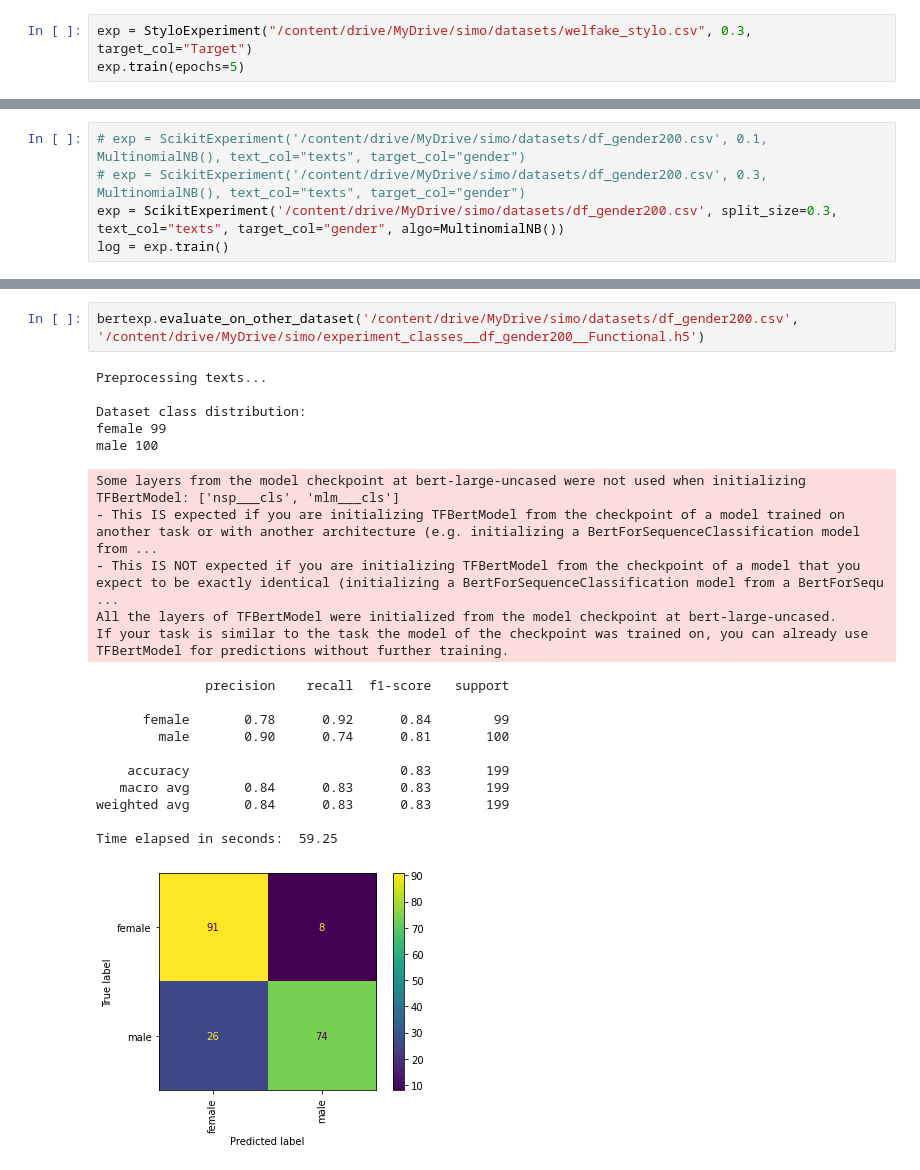
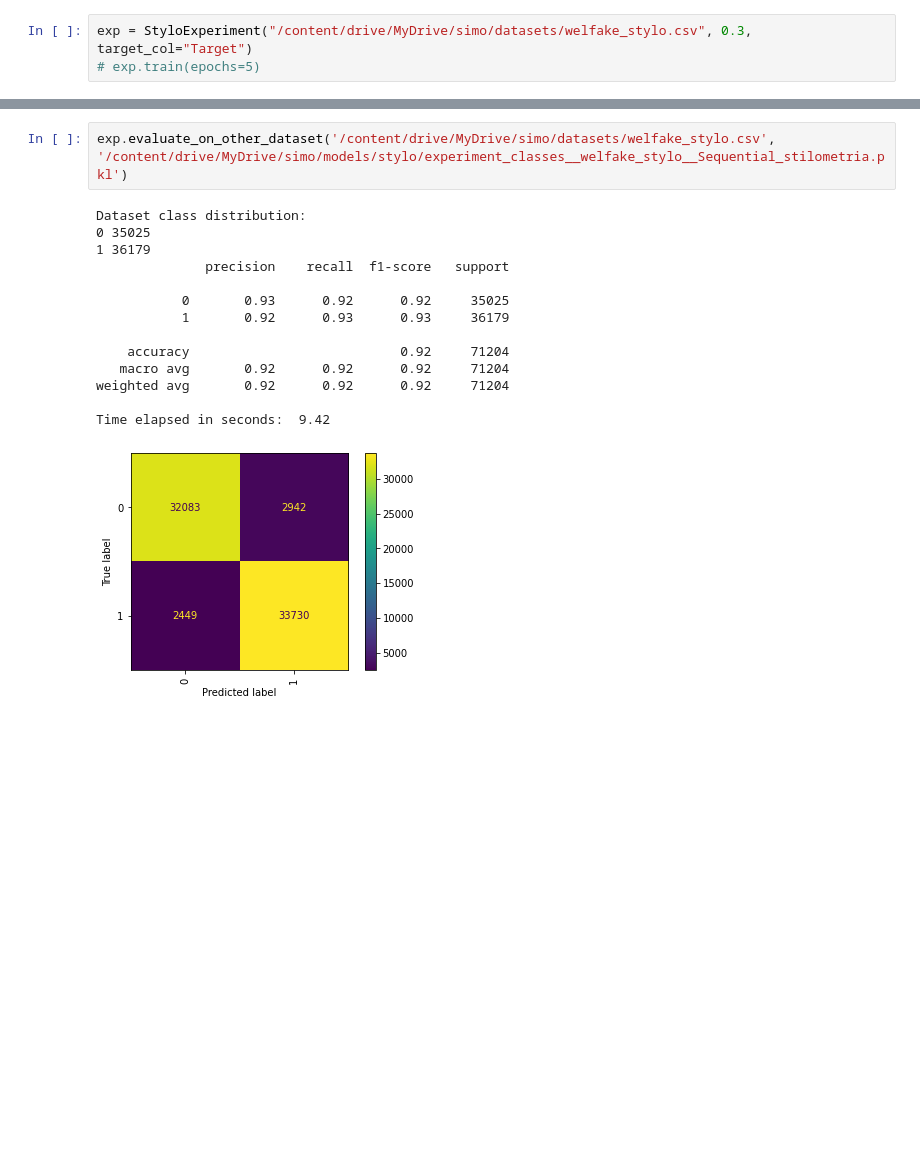
Before and after one commit to c0pper/stylometry, a Jupyter notebook: experiment_classes.ipynb, the cells around one changed output, grey strips where cells are left out. Saved outputs shown, nothing was run; the diff lists cells and outputs as text; blank space fills up the shorter version.

```diff
--- a/experiment_classes.ipynb
+++ b/experiment_classes.ipynb
@@ -495,3 +720,3 @@ class StyloExperiment(Experiment):
 # %%
 exp = StyloExperiment("/content/drive/MyDrive/simo/datasets/welfake_stylo.csv", 0.3, target_col="Target")
-exp.train(epochs=5)
+# exp.train(epochs=5)
@@ -517,5 +722,0 @@ Log saved to  /content/drive/MyDrive/simo//logs/stylo/experiment_classes__welfak
-# %%
-# exp = ScikitExperiment('/content/drive/MyDrive/simo/datasets/df_gender200.csv', 0.1, MultinomialNB(), text_col="texts", target_col="gender")
-# exp = ScikitExperiment('/content/drive/MyDrive/simo/datasets/df_gender200.csv', 0.3, MultinomialNB(), text_col="texts", target_col="gender")
-exp = ScikitExperiment('/content/drive/MyDrive/simo/datasets/df_gender200.csv', split_size=0.3, text_col="texts", target_col="gender", algo=MultinomialNB())
-log = exp.train()
@@ -584,24 +723,17 @@ Log saved to  /content/drive/MyDrive/simo/experiment_classes__df_gender200__Func
 # %%
-bertexp.evaluate_on_other_dataset('/content/drive/MyDrive/simo/datasets/df_gender200.csv', '/content/drive/MyDrive/simo/experiment_classes__df_gender200__Functional.h5')
+exp.evaluate_on_other_dataset('/content/drive/MyDrive/simo/datasets/welfake_stylo.csv', '/content/drive/MyDrive/simo/models/stylo/experiment_classes__welfake_stylo__Sequential_stilometria.pkl')
 # %% [output]
-Preprocessing texts...
+Dataset class distribution:
+0 35025
+1 36179
+              precision    recall  f1-score   support
 
-Dataset class distribution:
-female 99
-male 100
+           0       0.93      0.92      0.92     35025
+           1       0.92      0.93      0.93     36179
+
+    accuracy                           0.92     71204
+   macro avg       0.92      0.92      0.92     71204
+weighted avg       0.92      0.92      0.92     71204
+
+Time elapsed in seconds:  9.42
-Some layers from the model checkpoint at bert-large-uncased were not used when initializing TFBertModel: ['nsp___cls', 'mlm___cls']
-- This IS expected if you are initializing TFBertModel from the checkpoint of a model trained on another task or with another architecture (e.g. initializing a BertForSequenceClassification model from ...
-- This IS NOT expected if you are initializing TFBertModel from the checkpoint of a model that you expect to be exactly identical (initializing a BertForSequenceClassification model from a BertForSequ ...
-All the layers of TFBertModel were initialized from the model checkpoint at bert-large-uncased.
-If your task is similar to the task the model of the checkpoint was trained on, you can already use TFBertModel for predictions without further training.
-              precision    recall  f1-score   support
-
-      female       0.78      0.92      0.84        99
-        male       0.90      0.74      0.81       100
-
-    accuracy                           0.83       199
-   macro avg       0.84      0.83      0.83       199
-weighted avg       0.84      0.83      0.83       199
-
-Time elapsed in seconds:  59.25
-[figure, old version]
+[figure, new version]
```
Also changed, not shown: parts of 13 cells of this notebook.
